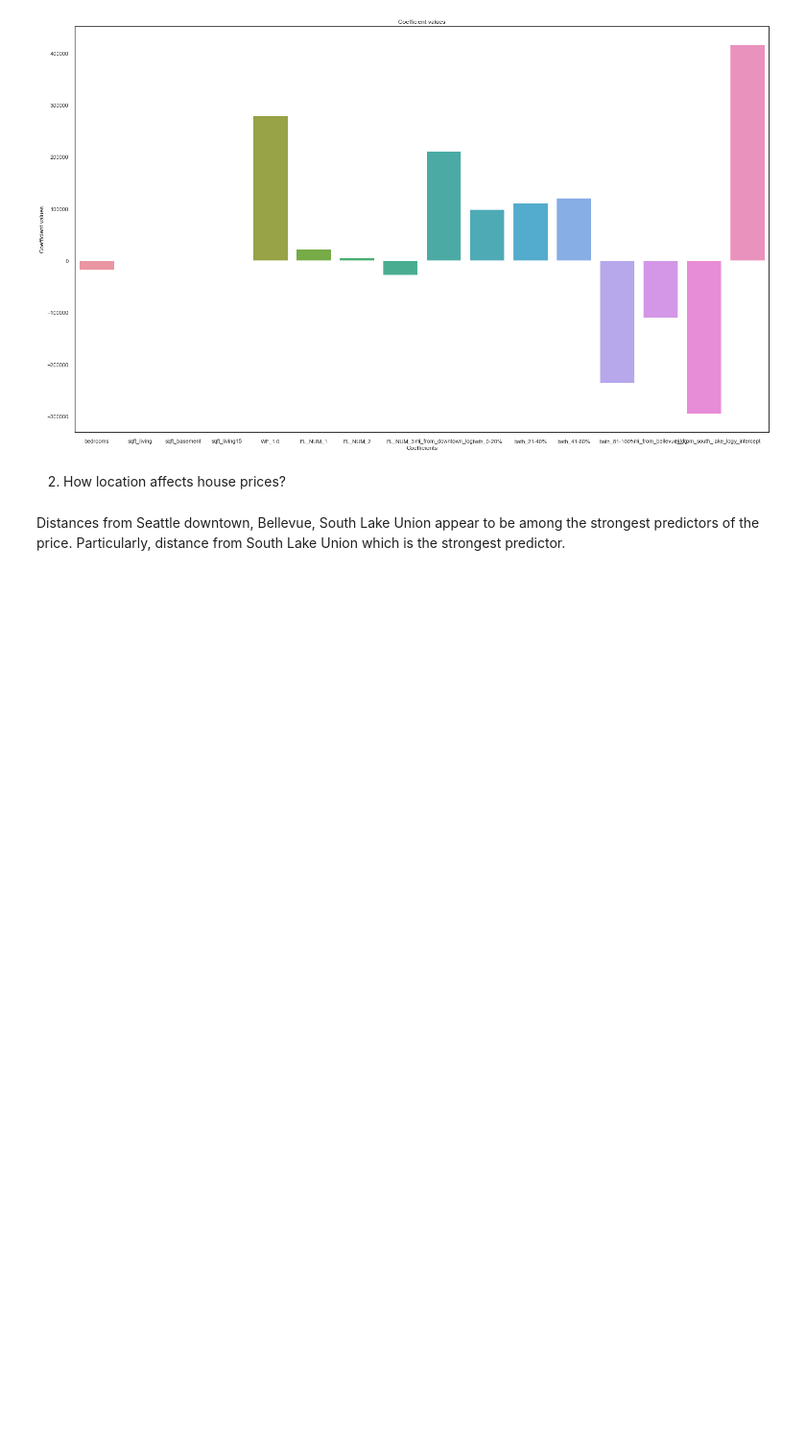
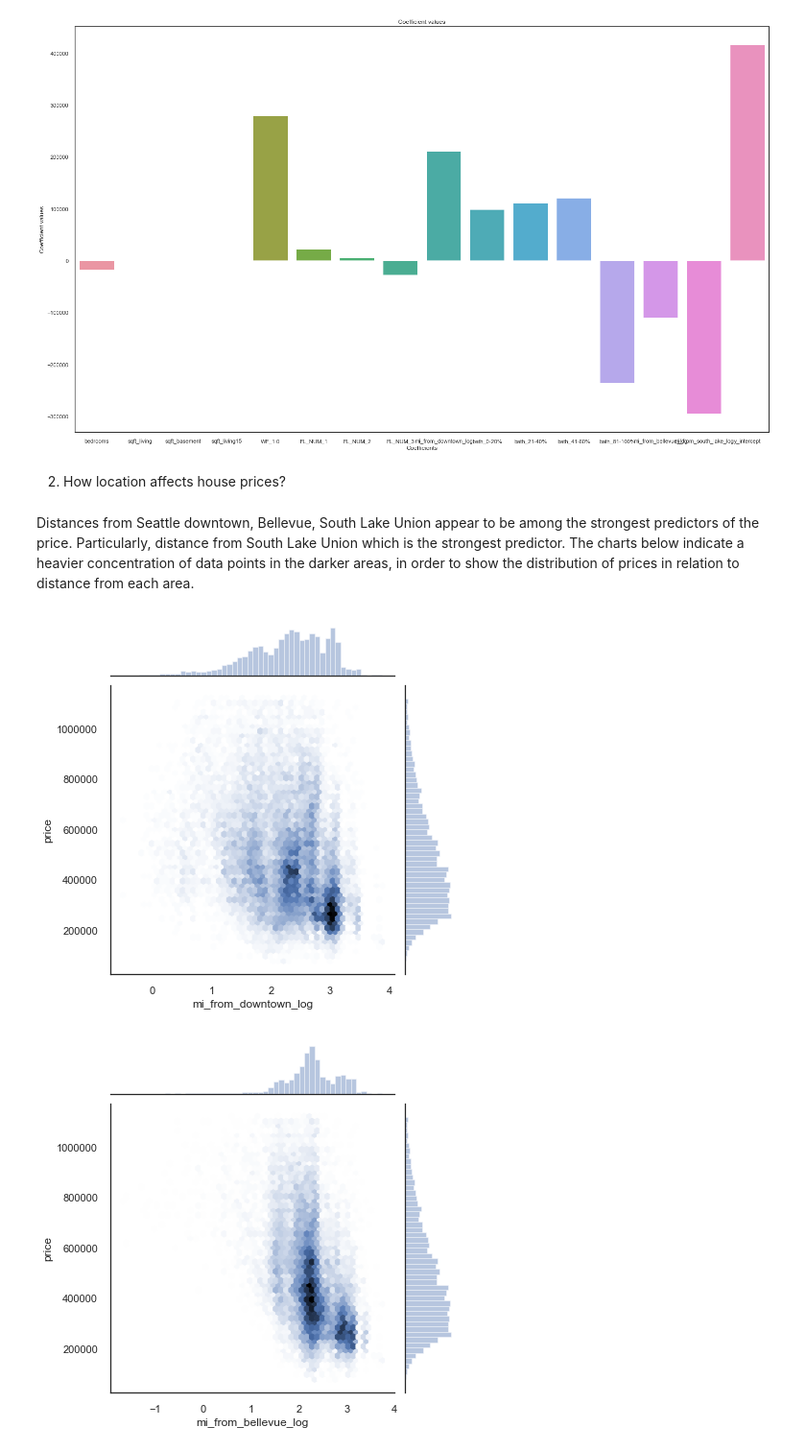
Before and after one commit to AnnaLara/dsc-1-final-project, a Jupyter notebook: final_notebook.ipynb, the cells around one changed output. Shown at 96% size. Saved outputs shown, nothing was run; the diff lists cells and outputs as text; code cells hidden in the pictures; blank space fills up the shorter version.

Commit message:
Add more questions and visualiztions

```diff
--- a/final_notebook.ipynb
+++ b/final_notebook.ipynb
@@ -1316,4 +1315,15 @@ sns.barplot(labels, coef)
 # %% [markdown]
 2. How location affects house prices?
 # %% [markdown]
-Distances from Seattle downtown, Bellevue, South Lake Union appear to be among the strongest predictors of the price. Particularly, distance from South Lake Union which is the strongest predictor.
+Distances from Seattle downtown, Bellevue, South Lake Union appear to be among the strongest predictors of the price. Particularly, distance from South Lake Union which is the strongest predictor. The charts below indicate a heavier concentration of data points in the darker areas, in order to show the distribution of prices in relation to distance from each area.
+# %%
+places = ['mi_from_downtown_log','mi_from_bellevue_log','mi_from_south_lake_log']
+df_pred = final_predictors.copy()
+df_pred['price'] = df.loc[(df['price'] < upper) & (df['price'] > lower),'price']
+
+for col in places:
+    sns.jointplot(col, 'price', data=df_pred, kind='hex')
+    plt.show()
+# %% [output]
+[figure, added]
+[figure, added]
```
Also changed, not shown: parts of 32 cells of this notebook.
